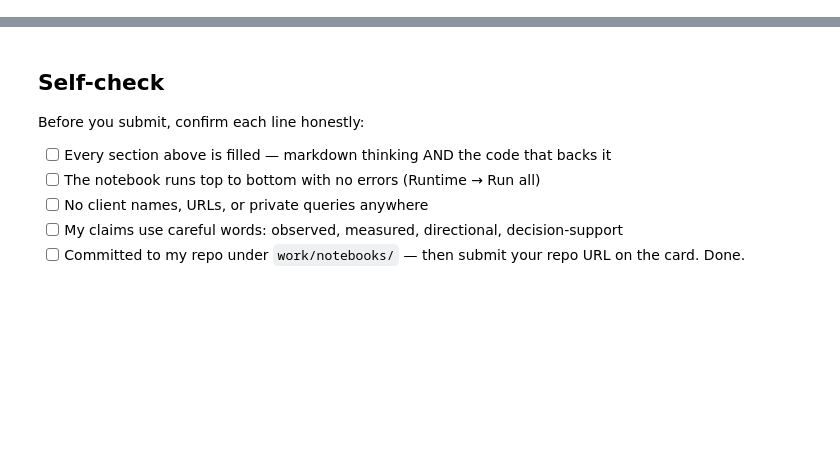
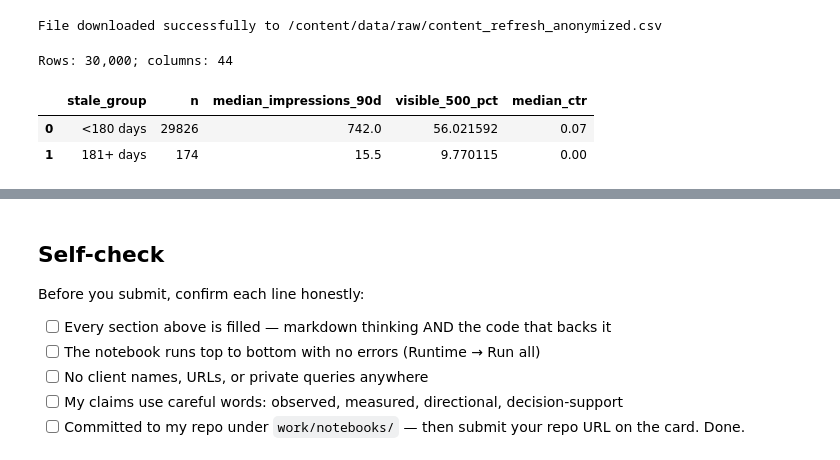
Before and after one commit to amey05081999/Flyrank-Internship-Amey-Naik, a Jupyter notebook: work/notebooks/w04_baseline_score.ipynb, the cells around one changed output, grey strips where cells are left out. Saved outputs shown, nothing was run; the diff lists cells and outputs as text; code cells hidden in the pictures; blank space fills up the shorter version.

```diff
--- a/work/notebooks/w04_baseline_score.ipynb
+++ b/work/notebooks/w04_baseline_score.ipynb
@@ -22,0 +22,63 @@ This skeleton is yours to fill. Work the sections **in order** — each one has
+# %%
+import requests
+from pathlib import Path
+
+# URL of the raw CSV file on GitHub
+csv_url = "https://raw.githubusercontent.com/amey05081999/Flyrank-Internship-Amey-Naik/main/data/raw/content_refresh_anonymized.csv"
+
+# Define the local path where the file should be saved
+# This assumes Colab's default working directory is /content
+local_dir = Path("/content/data/raw")
+local_dir.mkdir(parents=True, exist_ok=True) # Create the directory if it doesn't exist
+local_file_path = local_dir / "content_refresh_anonymized.csv"
+
+# Download the file
+response = requests.get(csv_url)
+if response.status_code == 200:
+    with open(local_file_path, "wb") as f:
+        f.write(response.content)
+    print(f"File downloaded successfully to {local_file_path}")
+else:
+    print(f"Failed to download file. Status code: {response.status_code}")
+# %% [output]
+File downloaded successfully to /content/data/raw/content_refresh_anonymized.csv
+# %%
+from pathlib import Path
+import numpy as np
+import pandas as pd
+
+# The file was downloaded to /content/data/raw/content_refresh_anonymized.csv.
+# Update DATA_PATH to point directly to this location.
+DATA_PATH = Path("/content/data/raw/content_refresh_anonymized.csv")
+
+# Also explicitly define OUT_DIR for consistency with Colab's typical filesystem structure.
+OUT_DIR = Path("/content/work/outputs")
+OUT_DIR.mkdir(parents=True, exist_ok=True)
+
+df = pd.read_csv(DATA_PATH)
+print(f"Rows: {len(df):,}; columns: {len(df.columns)}")
+
+df["stale_group"] = np.where(
+    df["days_since_last_update"] >= 180,
+    "181+ days",
+    "<180 days",
+)
+
+staleness_table = (
+    df.groupby("stale_group", sort=False)
+      .agg(
+          n=("content_id", "size"),
+          median_impressions_90d=("impressions_90d", "median"),
+          visible_500_pct=("impressions_90d", lambda s: 100 * (s >= 500).mean()),
+          median_ctr=("ctr", "median"),
+      )
+      .reset_index()
+)
+
+display(staleness_table)
+assert (staleness_table["n"] >= 50).all(), "Signal verdicts need at least 50 rows per bucket."
+# %% [output]
+Rows: 30,000; columns: 44
+|  | stale_group | n | median_impressions_90d | visible_500_pct | median_ctr |
+| 0 | <180 days | 29826 | 742.0 | 56.021592 | 0.07 |
+| 1 | 181+ days | 174 | 15.5 | 9.770115 | 0.00 |
```
Also changed, not shown: parts of 17 cells of this notebook.
